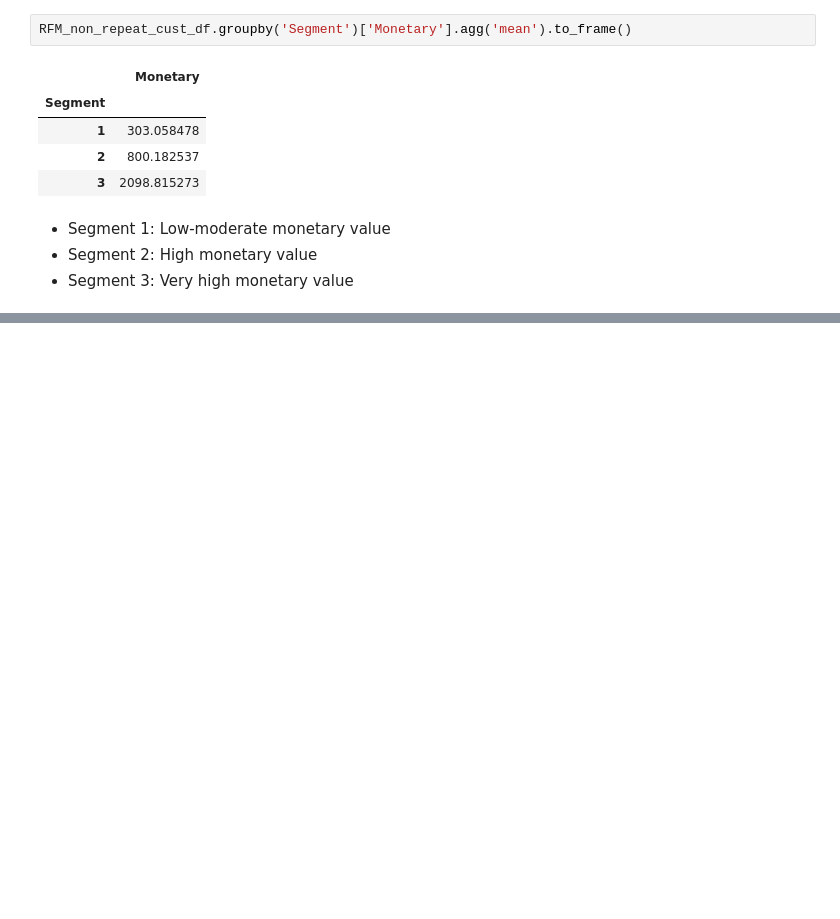
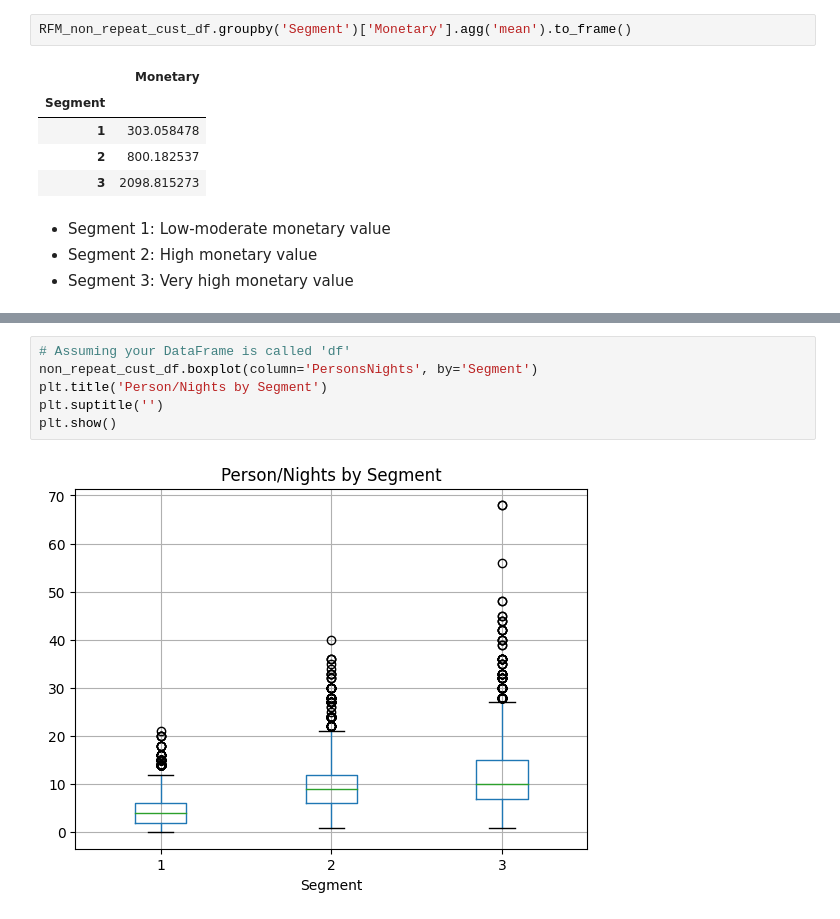
Before and after one commit to Buwoo/BT4211_Hotel, a Jupyter notebook: Hotel_Segmentation.ipynb, the cells around one changed output, grey strips where cells are left out. Drawn from its saved outputs; the diff is of its cells as text; blank space fills up the shorter version.

```diff
--- a/Hotel_Segmentation.ipynb
+++ b/Hotel_Segmentation.ipynb
@@ -439,0 +505,8 @@ plt.show()
+# %%
+# Assuming your DataFrame is called 'df'
+non_repeat_cust_df.boxplot(column='PersonsNights', by='Segment')
+plt.title('Person/Nights by Segment')
+plt.suptitle('')
+plt.show()
+# %% [output]
+[figure, added]
```
Also changed, not shown: parts of 61 cells of this notebook.
